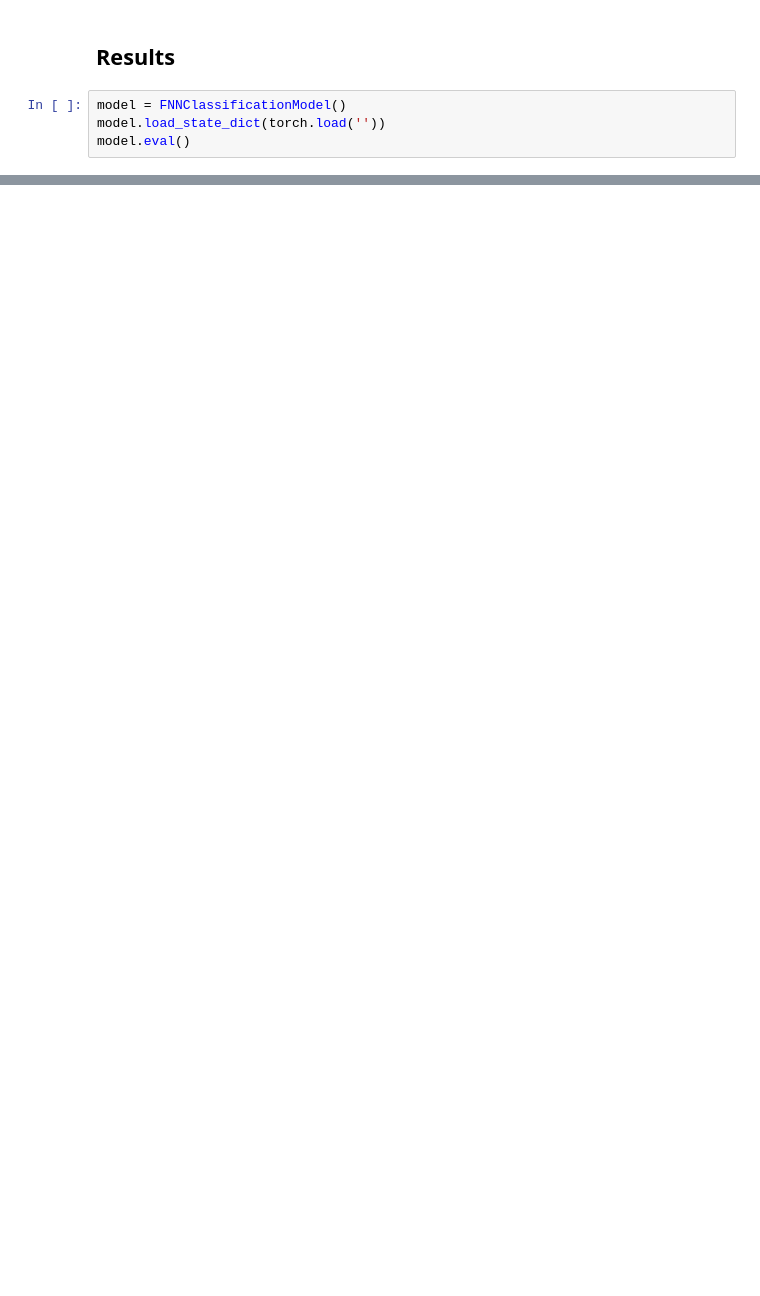
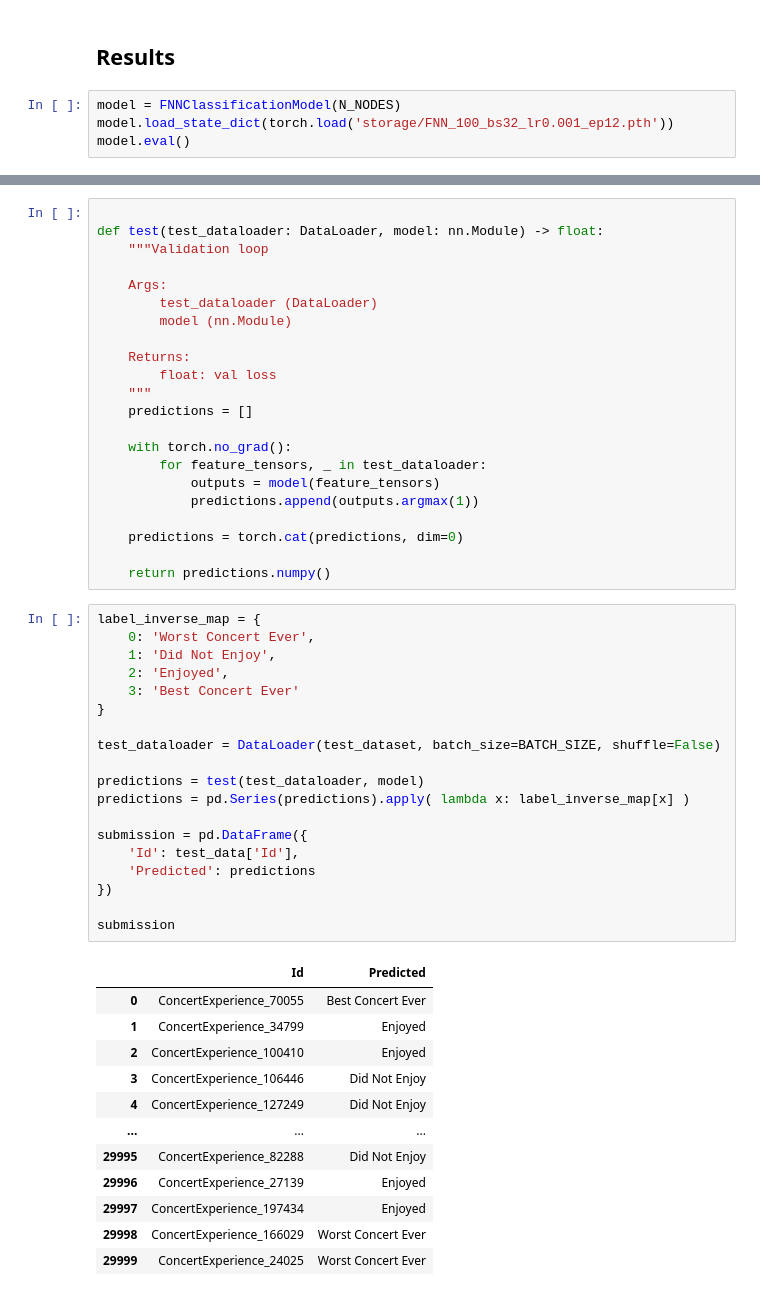
Before and after one commit to frmar440/Kaggle_INF8245, a Jupyter notebook: final.ipynb, the cells around one changed output, grey strips where cells are left out. Saved outputs shown, nothing was run; the diff lists cells and outputs as text; blank space fills up the shorter version.

Commit message:
submission 1

```diff
--- a/final.ipynb
+++ b/final.ipynb
@@ -394,6 +400,6 @@ loss: 0.811137  [    0/140000]
 # %% [markdown]
 ## Results
 # %%
-model = FNNClassificationModel()
-model.load_state_dict(torch.load(''))
+model = FNNClassificationModel(N_NODES)
+model.load_state_dict(torch.load('storage/FNN_100_bs32_lr0.001_ep12.pth'))
 model.eval()
@@ -399,0 +416,54 @@ model.eval()
+# %%
+
+def test(test_dataloader: DataLoader, model: nn.Module) -> float:
+    """Validation loop
+
+    Args:
+        test_dataloader (DataLoader)
+        model (nn.Module)
+
+    Returns:
+        float: val loss
+    """
+    predictions = []
+
+    with torch.no_grad():
+        for feature_tensors, _ in test_dataloader:
+            outputs = model(feature_tensors)
+            predictions.append(outputs.argmax(1))
+
+    predictions = torch.cat(predictions, dim=0)
+
+    return predictions.numpy()
+# %%
+label_inverse_map = {
+    0: 'Worst Concert Ever',
+    1: 'Did Not Enjoy',
+    2: 'Enjoyed',
+    3: 'Best Concert Ever'
+}
+
+test_dataloader = DataLoader(test_dataset, batch_size=BATCH_SIZE, shuffle=False)
+
+predictions = test(test_dataloader, model)
+predictions = pd.Series(predictions).apply( lambda x: label_inverse_map[x] )
+
+submission = pd.DataFrame({
+    'Id': test_data['Id'],
+    'Predicted': predictions
+})
+
+submission
+# %% [output]
+|  | Id | Predicted |
+| 0 | ConcertExperience_70055 | Best Concert Ever |
+| 1 | ConcertExperience_34799 | Enjoyed |
+| 2 | ConcertExperience_100410 | Enjoyed |
+| 3 | ConcertExperience_106446 | Did Not Enjoy |
+| 4 | ConcertExperience_127249 | Did Not Enjoy |
+| ... | ... | ... |
+| 29995 | ConcertExperience_82288 | Did Not Enjoy |
+| 29996 | ConcertExperience_27139 | Enjoyed |
+| 29997 | ConcertExperience_197434 | Enjoyed |
+| 29998 | ConcertExperience_166029 | Worst Concert Ever |
+| 29999 | ConcertExperience_24025 | Worst Concert Ever |
```
Also changed, not shown: parts of 8 cells of this notebook, 5 other files.
